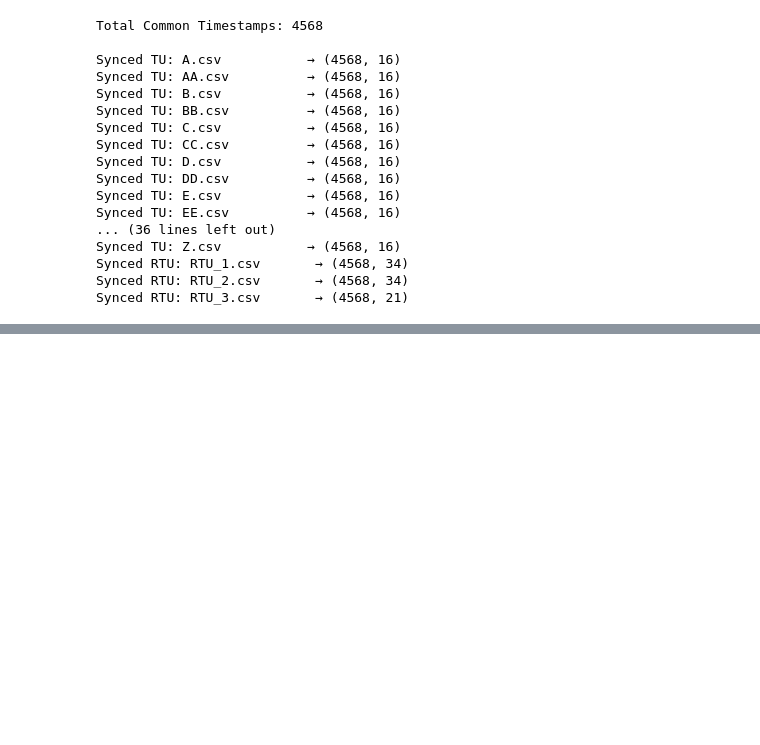
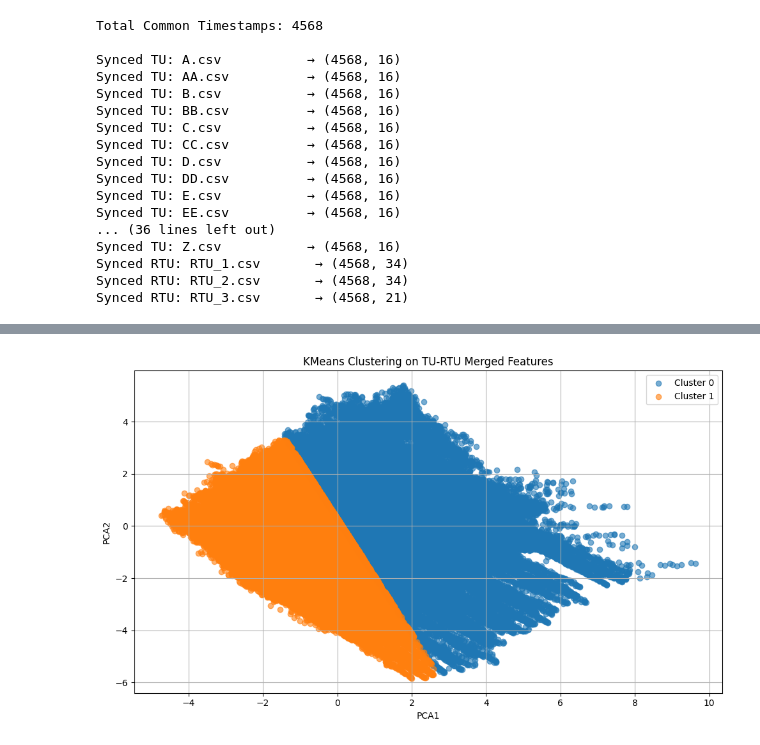
Before and after one commit to west-bri/HVACFinal, a Jupyter notebook: HVAC_Bini.ipynb, the cells around one changed output, grey strips where cells are left out. Saved outputs shown, nothing was run; the diff lists cells and outputs as text; code cells hidden in the pictures; blank space fills up the shorter version.

```diff
--- a/HVAC_Bini.ipynb
+++ b/HVAC_Bini.ipynb
@@ -345,0 +430,86 @@ Synced RTU: RTU_3.csv       → (4568, 21)
+# %%
+# Merge each TU with each RTU using those selected columns
+merged_rows = []
+
+for tu_name, tu_df in tu_data.items():
+    for rtu_name, rtu_df in rtu_data.items():
+        if all(col in tu_df.columns for col in tu_corr_cols) and all(col in rtu_df.columns for col in rtu_corr_cols):
+            merged = pd.concat([
+                tu_df[tu_corr_cols].add_prefix("TU_").reset_index(drop=True),
+                rtu_df[rtu_corr_cols].add_prefix("RTU_").reset_index(drop=True)
+            ], axis=1)
+            merged["TU"] = tu_name
+            merged["RTU"] = rtu_name
+            merged_rows.append(merged)
+
+# Combine all pairs together
+# [TU_1 values..., RTU_1 values..., TU='TU_1', RTU='RTU_1']
+# [TU_1 values..., RTU_2 values..., TU='TU_1', RTU='RTU_2']
+# [TU_2 values..., RTU_1 values..., TU='TU_2', RTU='RTU_1']
+# ...
+full_df = pd.concat(merged_rows, ignore_index=True)
+
+# Standardize and apply PCA
+features = full_df.select_dtypes(include=np.number).drop(columns=["TU", "RTU"], errors='ignore')
+scaled = StandardScaler().fit_transform(features)
+pca_result = PCA(n_components=2).fit_transform(scaled)
+full_df["PCA1"] = pca_result[:, 0]
+full_df["PCA2"] = pca_result[:, 1]
+
+# Clustering
+kmeans = KMeans(n_clusters=len(rtu_data), random_state=42)
+full_df["Cluster"] = kmeans.fit_predict(pca_result)
+
+# Visualize initial clustering
+plt.figure(figsize=(10, 6))
+for c in range(len(rtu_data)):
+    points = full_df[full_df["Cluster"] == c]
+    plt.scatter(points["PCA1"], points["PCA2"], label=f"Cluster {c}", alpha=0.6)
+plt.title("KMeans Clustering on TU-RTU Merged Features")
+plt.xlabel("PCA1")
+plt.ylabel("PCA2")
+plt.legend()
+plt.grid(True)
+plt.tight_layout()
+plt.show()
+
+# Find the most common cluster associated with each RTU
+# For example: RTU_1 → cluster 0, RTU_2 → cluster 1
+rtu_to_cluster = full_df.groupby("RTU")["Cluster"].agg(lambda x: x.value_counts().idxmax()).to_dict()
+
+print("Most common cluster for each RTU.")
+print(rtu_to_cluster)
+
+# Keep only the rows where the cluster matches the expected RTU (based on mapping above)
+full_df["ClusterMatch"] = full_df["Cluster"] == full_df["RTU"].map(rtu_to_cluster)
+filtered_df = full_df[full_df["ClusterMatch"]].copy()
+
+# Re-run PCA on filtered data for cleaner separation
+filtered_features = filtered_df.select_dtypes(include=np.number).drop(columns=["PCA1", "PCA2", "Cluster"], errors='ignore')
+filtered_scaled = StandardScaler().fit_transform(filtered_features)
+filtered_pca = PCA(n_components=2).fit_transform(filtered_scaled)
+filtered_df["PCA1_final"] = filtered_pca[:, 0]
+filtered_df["PCA2_final"] = filtered_pca[:, 1]
+
+# Visualize final matched clustering
+plt.figure(figsize=(10, 6))
+for rtu in rtu_data.keys():
+    points = filtered_df[filtered_df["RTU"] == rtu]
+    plt.scatter(points["PCA1_final"], points["PCA2_final"], label=rtu, alpha=0.6)
+plt.title("Matched Clusters After Filtering by RTU")
+plt.xlabel("PCA1 (Filtered)")
+plt.ylabel("PCA2 (Filtered)")
+plt.legend()
+plt.grid(True)
+plt.tight_layout()
+plt.show()
+
+# For each TU, pick the RTU it got paired with most often
+final_mapping = filtered_df.groupby("TU")["RTU"].agg(lambda x: x.value_counts().idxmax())
+tu_df = pd.DataFrame(index=tu_data.keys())
+tu_df["Assigned_RTU"] = tu_df.index.map(final_mapping)
+
+print("final_mapping")
+print(final_mapping)
+# %% [output]
+[figure, added]
```
Also changed, not shown: parts of 6 cells of this notebook.
